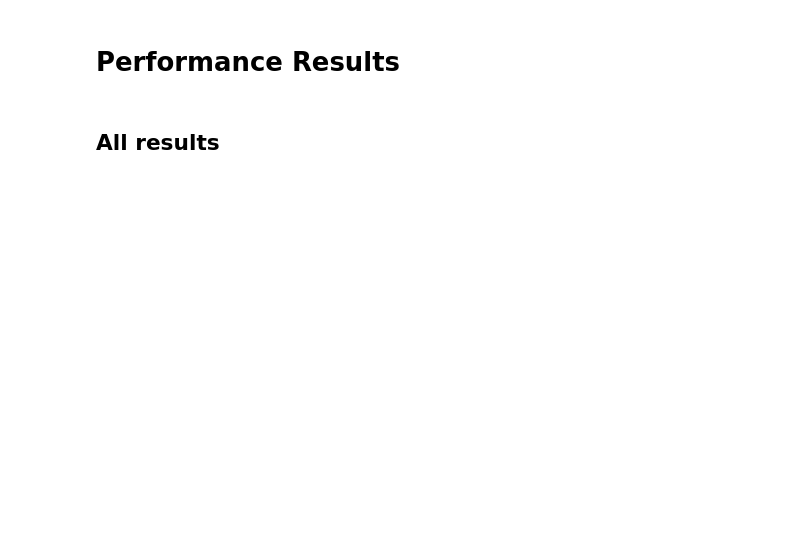
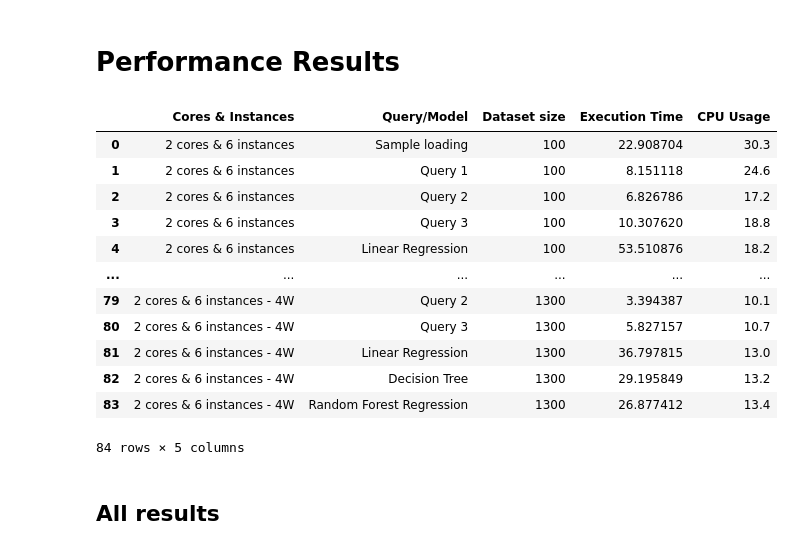
Before and after one commit to LuisPHenriques/EGD_Project, a Jupyter notebook: performance-outputs/performance-plots.ipynb, the cells around one changed output. Cells and saved outputs as stored; diff of their text form; code cells hidden in the pictures; blank space fills up the shorter version.

```diff
--- a/performance-outputs/performance-plots.ipynb
+++ b/performance-outputs/performance-plots.ipynb
@@ -82,5 +83,21 @@ df['Query/Model'] = df['Query/Model'].replace('Liner Regression', 'Linear Regres
 # axs[2, 1].set_xticks(range(len(data3)))
 # axs[2, 1].set_xticklabels(data3['Query/Model'].values, rotation=45)
 # axs[2, 1].legend()
+# %%
+df
+# %% [output]
+|  | Cores & Instances | Query/Model | Dataset size | Execution Time | CPU Usage |
+| 0 | 2 cores & 6 instances | Sample loading | 100 | 22.908704 | 30.3 |
+| 1 | 2 cores & 6 instances | Query 1 | 100 | 8.151118 | 24.6 |
+| 2 | 2 cores & 6 instances | Query 2 | 100 | 6.826786 | 17.2 |
+| 3 | 2 cores & 6 instances | Query 3 | 100 | 10.307620 | 18.8 |
+| 4 | 2 cores & 6 instances | Linear Regression | 100 | 53.510876 | 18.2 |
+| ... | ... | ... | ... | ... | ... |
+| 79 | 2 cores & 6 instances - 4W | Query 2 | 1300 | 3.394387 | 10.1 |
+| 80 | 2 cores & 6 instances - 4W | Query 3 | 1300 | 5.827157 | 10.7 |
+| 81 | 2 cores & 6 instances - 4W | Linear Regression | 1300 | 36.797815 | 13.0 |
+| 82 | 2 cores & 6 instances - 4W | Decision Tree | 1300 | 29.195849 | 13.2 |
+| 83 | 2 cores & 6 instances - 4W | Random Forest Regression | 1300 | 26.877412 | 13.4 |
+84 rows × 5 columns
 # %% [markdown]
 ## All results
```
Also changed, not shown: parts of 4 cells of this notebook.
